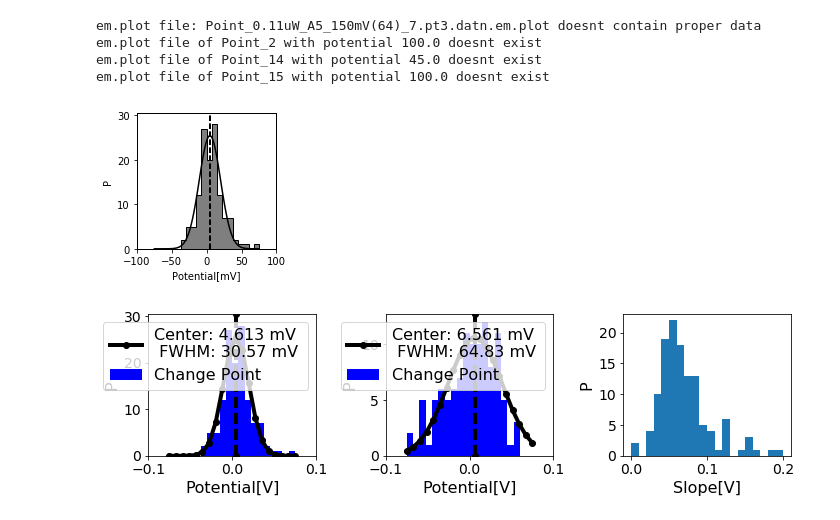
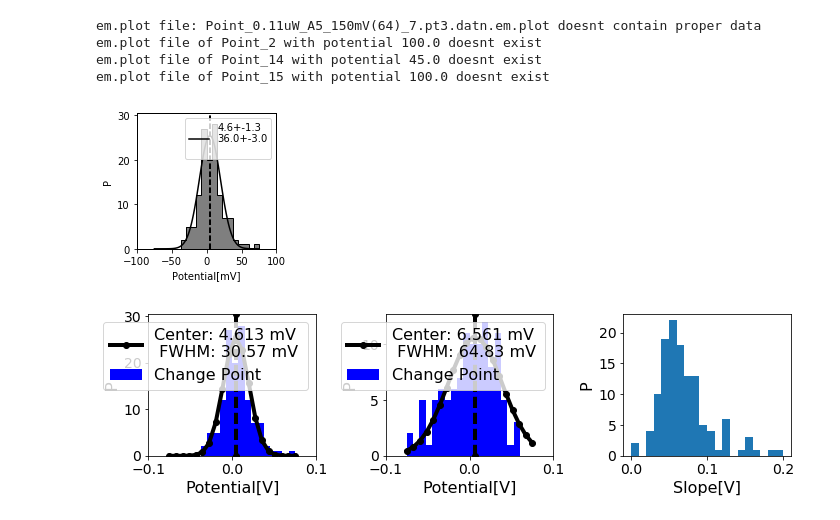
Before and after one commit to biswajitSM/Azurin_SM_repo, a Jupyter notebook: Manuscript/Figure/Manuscript_figures.ipynb, the cells around one changed output. Drawn from its saved outputs; the diff is of its cells as text; code cells hidden in the pictures.

```diff
--- a/Manuscript/Figure/Manuscript_figures.ipynb
+++ b/Manuscript/Figure/Manuscript_figures.ipynb
@@ -206,35 +206,35 @@ em.plot file of Point_15 with potential 100.0 doesnt exist
 fig, axes = subplots(figsize=(2.5, 2.5))
 E0_list = 1000*E0_array['E0_fit'] # Volt to mV
 min_range = -75;
 max_range = 75;
 range_fit = [min_range, max_range]
 bins = 20
 bin_centers_on = linspace(range_fit[0], range_fit[1], bins)
 x=linspace(range_fit[0], range_fit[1], 100)# for a smooth fitting plot include more points
 def gaussian(x, a, b, c):
     return a*exp((-(x-b)**2)/(2*c**2))
 n,bins_on1,patches = axes.hist(E0_list, bins = bins, range=range_fit, color='k', alpha=0.5, label='')#E0_list from running all folder
 n,bins_on1,patches = axes.hist(E0_list, bins = bins, range=range_fit,color='k', histtype='step', label='')#E0_list from running all folder
 y=n; x=bin_centers_on;
 fit, pcov = curve_fit(gaussian, xdata=x, ydata=y, p0=[100, 5, 25], bounds=(0, np.inf))
 perr = np.sqrt(np.diag(pcov));
 center=round(fit[1], 1); center_err = round(perr[1], 1);
 fwhm=round(2.3548*fit[2],1); fwhm_err = round(2.3548*perr[2],1);
 height = fit[0]
 E_fit_range = linspace(range_fit[0], range_fit[1], 100)
 axes.plot(E_fit_range, gaussian(E_fit_range, *fit), 'k',label=str(center)+'+-'+str(center_err)+
           '\n'+str(fwhm)+'+-'+str(fwhm_err)+'\n')
 axes.plot([center, center], [0, height+0.2*height], '--k', lw=2, label='')
 
 axes.set_xlim(-100, 100)
 axes.set_ylim(0,height+0.2*height)
 axes.set_ylabel('P')
 axes.set_xlabel('Potential[mV]')
-# axes.legend()
+axes.legend()
 
 plt.savefig('/home/biswajit/Downloads/MidpointPotential_distribution.svg', format='svg', dpi=300, transparent=True)
 # %% [output]
-[figure, old version]
+[figure, new version]
 # %%
 #MIDPOTENTIAL HISTGRAM FITTING
 def plot_midpoint_hist(E0_array, E0_m_array):
```
Also changed, not shown: parts of 3 cells of this notebook, 10 other files.
